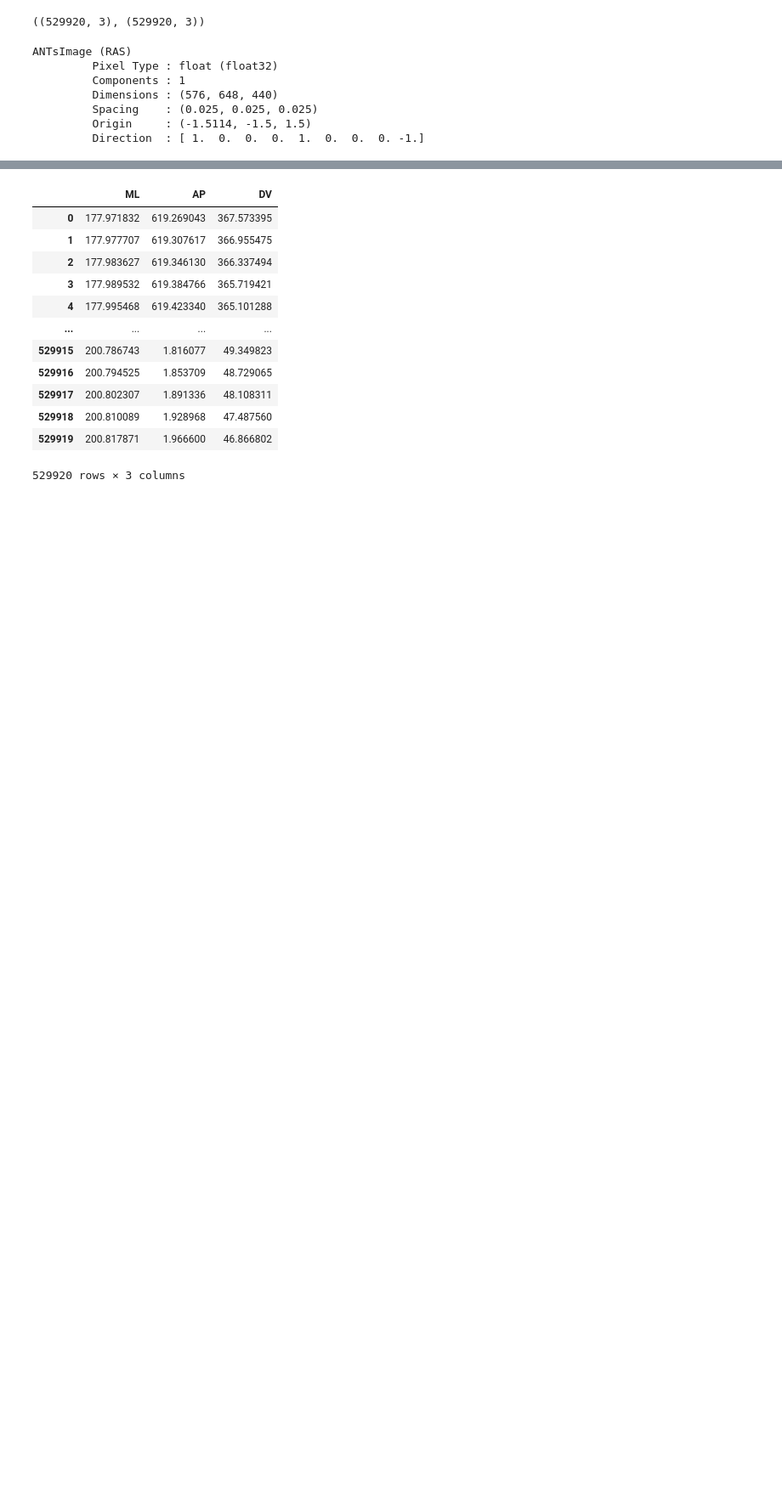
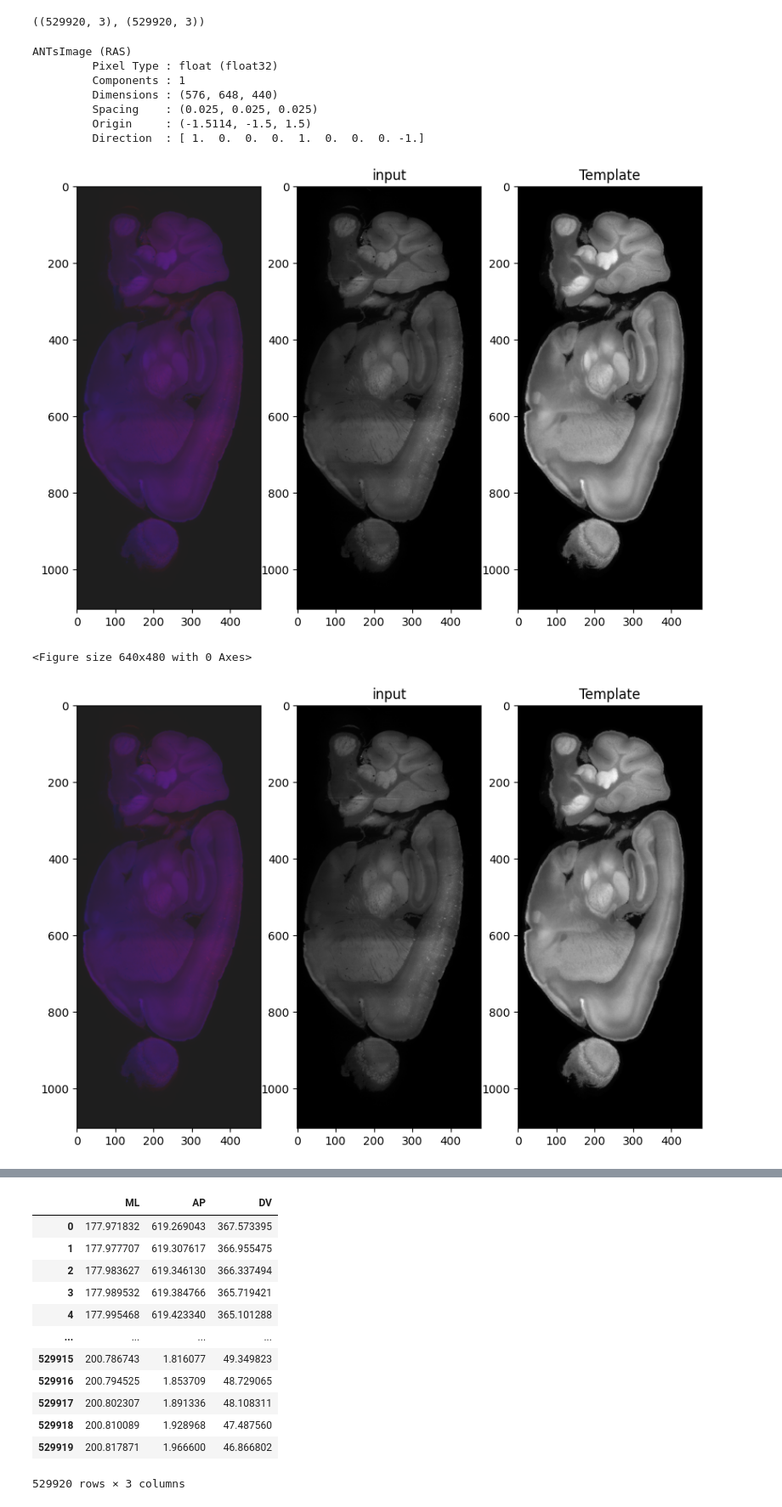
Before and after one commit to AllenInstitute/deep_ccf_registration, a Jupyter notebook: scripts/smartspim/coord_transform.ipynb, the cells around one changed output, grey strips where cells are left out. Shown at 85% size. Cells and saved outputs as stored; diff of their text form; code cells hidden in the pictures; blank space fills up the shorter version.

```diff
--- a/scripts/smartspim/coord_transform.ipynb
+++ b/scripts/smartspim/coord_transform.ipynb
@@ -8,8 +8,8 @@ import ants
 
 from aind_smartspim_transform_utils.CoordinateTransform import CoordinateTransform
 # %%
-# this is level "3" array
-raw = np.load('/Users/adam.amster/Downloads/SmartSPIM_806624_2025-08-27_15-42-18_stitched_2025-08-28_13-34-06/Ex_639_Em_680.npy')
+import tensorstore
+raw = tensorstore.open('file:///Users/adam.amster/Downloads/SmartSPIM_806624_2025-08-27_15-42-18_stitched_2025-08-28_13-34-06/Ex_639_Em_680.zarr/3', read=True).result()[:].read().result()
 # %%
 raw.shape
 # %% [output]
@@ -117,3 +155,36 @@ ls_template_on_input = sample_ls_template_at_points(ls_template_points=ls_templa
+# %%
+def visualize_alignment(input_slice: torch.Tensor, template_points: torch.Tensor, template: ants.ANTsImage):
+    raw_rgb = np.zeros_like(input_slice, shape=(*input_slice.shape, 3))
+    raw_rgb[:, :, 0] = input_slice
+
+    template_on_input = sample_template_at_points(
+        template=template,
+        template_points=template_points
+    )
+    template_on_input_rgb = np.zeros_like(template_on_input,
+                                             shape=(*input_slice.shape, 3))
+    template_on_input_rgb[:, :, 2] = template_on_input.reshape(input_slice.shape)
+
+    fig, ax = plt.subplots(figsize=(10, 10), ncols=3)
+    ax[0].imshow(rescale_intensity(raw_rgb, out_range=(0, 1)), alpha=0.8)
+    ax[0].imshow(rescale_intensity(template_on_input_rgb, out_range=(0, 1)), alpha=0.4)
+    ax[1].imshow(input_slice, cmap='gray')
+    ax[1].set_title('input')
+    ax[2].imshow(template_on_input.reshape(input_slice.shape), cmap='gray')
+    ax[2].set_title('Template')
+    return fig
+# %%
+plt.clf()
+
+visualize_alignment(
+    input_slice=torch.tensor(raw[0, 0, 216]),
+    template_points=torch.tensor(ls_template_points.values),
+    template=coord_transform.ls_template
+)
+# %% [output]
+[figure, added]
+<Figure size 640x480 with 0 Axes>
+[figure, added]
 # %%
 from skimage.exposure import rescale_intensity
 
```
Also changed, not shown: parts of 6 cells of this notebook, 3 other files.
